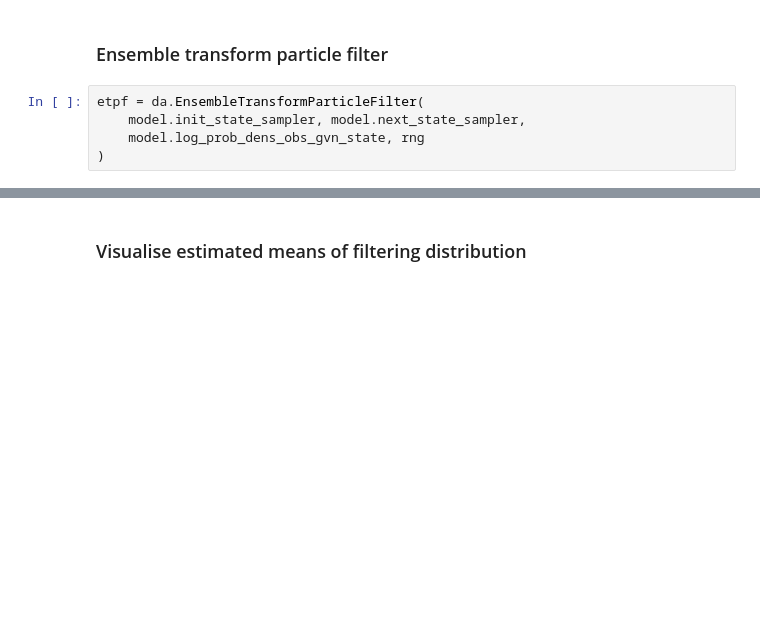
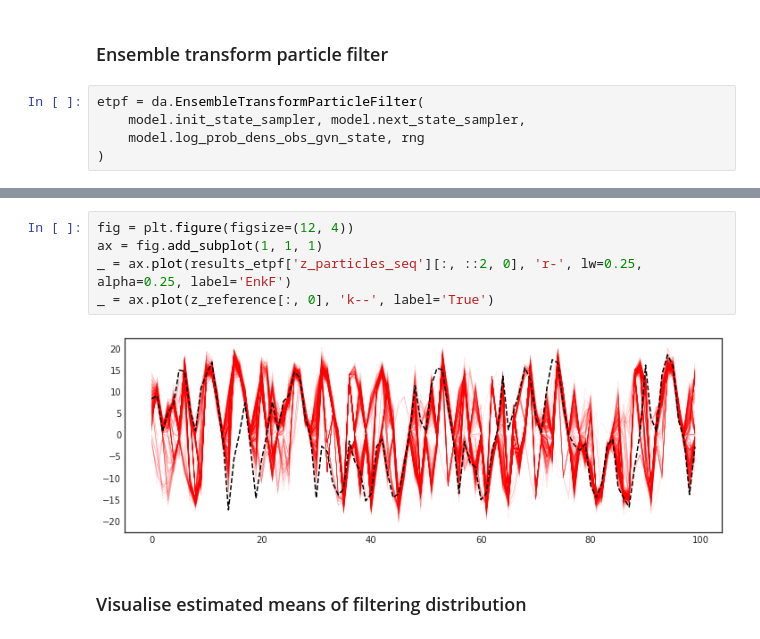
Before and after one commit to thiery-lab/data-assimilation, a Jupyter notebook: notebooks/Netto 79 model.ipynb, the cells around one changed output, grey strips where cells are left out. Drawn from its saved outputs; the diff is of its cells as text; blank space fills up the shorter version.

```diff
--- a/notebooks/Netto 79 model.ipynb
+++ b/notebooks/Netto 79 model.ipynb
@@ -101,3 +115,10 @@ Wall time: 9.29 s
+# %%
+fig = plt.figure(figsize=(12, 4))
+ax = fig.add_subplot(1, 1, 1)
+_ = ax.plot(results_etpf['z_particles_seq'][:, ::2, 0], 'r-', lw=0.25, alpha=0.25, label='EnkF')
+_ = ax.plot(z_reference[:, 0], 'k--', label='True')
+# %% [output]
+[figure, added]
 # %% [markdown]
 ### Visualise estimated means of filtering distribution
 # %%
```
Also changed, not shown: parts of 7 cells of this notebook.
